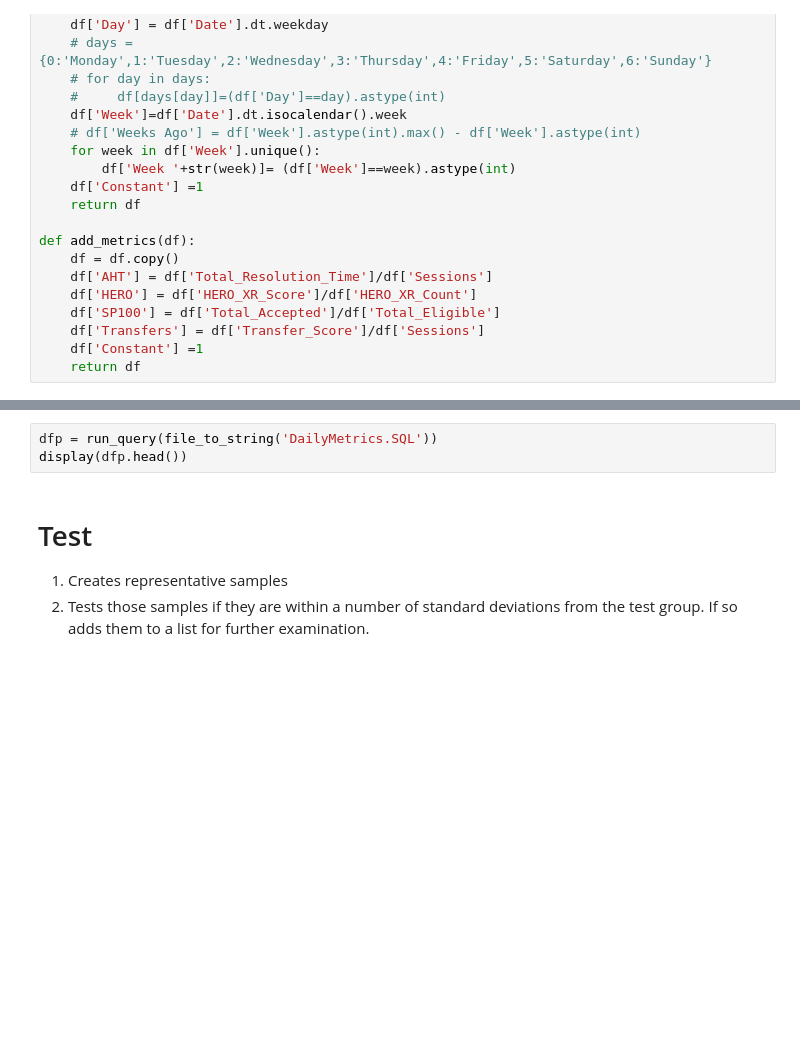
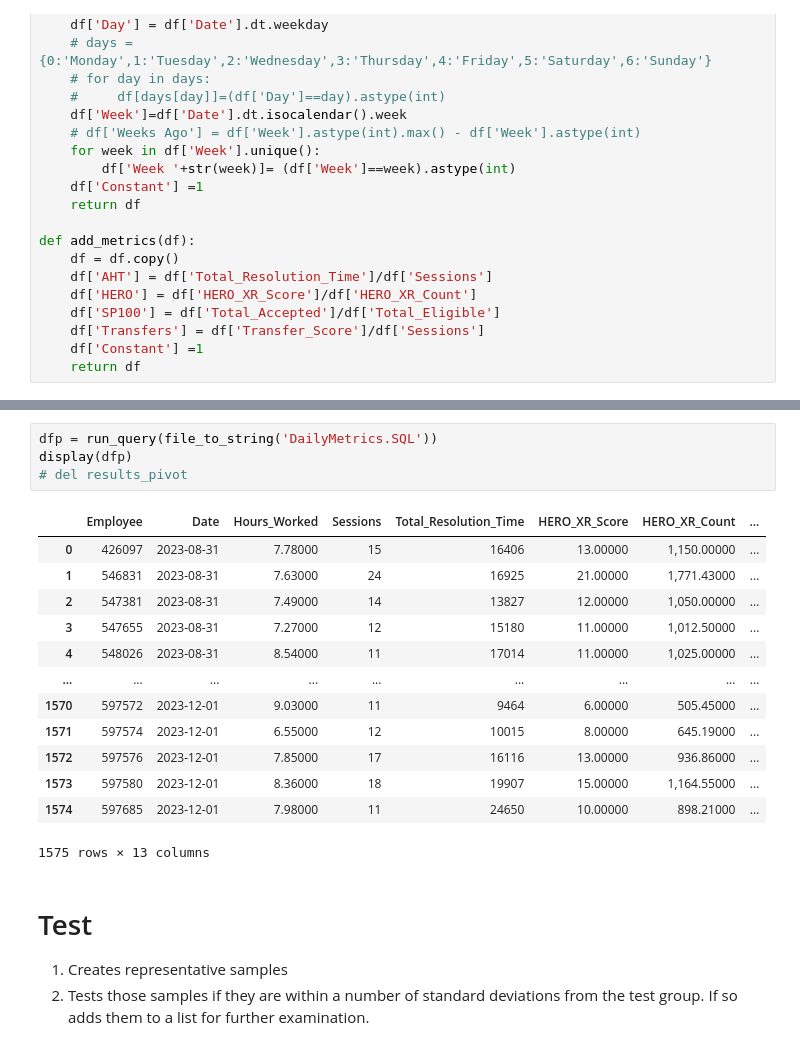
Before and after one commit to Austen-Moore94/Expert-Assist-Pilot, a Jupyter notebook: AdHocs/10. Expert Selection for ExpertWorkspace/Expert Workspace Breakout.ipynb, the cells around one changed output, grey strips where cells are left out. Saved outputs shown, nothing was run; the diff lists cells and outputs as text; blank space fills up the shorter version.

```diff
--- a/AdHocs/10. Expert Selection for ExpertWorkspace/Expert Workspace Breakout.ipynb
+++ b/AdHocs/10. Expert Selection for ExpertWorkspace/Expert Workspace Breakout.ipynb
@@ -83,6 +70,21 @@ test_df
 # %%
 dfp = run_query(file_to_string('DailyMetrics.SQL'))
-display(dfp.head())
+display(dfp)
+# del results_pivot
+# %% [output]
+|  | Employee | Date | Hours_Worked | Sessions | Total_Resolution_Time | HERO_XR_Score | HERO_XR_Count | ... |
+| 0 | 426097 | 2023-08-31 | 7.78000 | 15 | 16406 | 13.00000 | 1,150.00000 | ... |
+| 1 | 546831 | 2023-08-31 | 7.63000 | 24 | 16925 | 21.00000 | 1,771.43000 | ... |
+| 2 | 547381 | 2023-08-31 | 7.49000 | 14 | 13827 | 12.00000 | 1,050.00000 | ... |
+| 3 | 547655 | 2023-08-31 | 7.27000 | 12 | 15180 | 11.00000 | 1,012.50000 | ... |
+| 4 | 548026 | 2023-08-31 | 8.54000 | 11 | 17014 | 11.00000 | 1,025.00000 | ... |
+| ... | ... | ... | ... | ... | ... | ... | ... | ... |
+| 1570 | 597572 | 2023-12-01 | 9.03000 | 11 | 9464 | 6.00000 | 505.45000 | ... |
+| 1571 | 597574 | 2023-12-01 | 6.55000 | 12 | 10015 | 8.00000 | 645.19000 | ... |
+| 1572 | 597576 | 2023-12-01 | 7.85000 | 17 | 16116 | 13.00000 | 936.86000 | ... |
+| 1573 | 597580 | 2023-12-01 | 8.36000 | 18 | 19907 | 15.00000 | 1,164.55000 | ... |
+| 1574 | 597685 | 2023-12-01 | 7.98000 | 11 | 24650 | 10.00000 | 898.21000 | ... |
+1575 rows × 13 columns
 # %% [markdown]
 # Test
 1. Creates representative samples
```
Also changed, not shown: parts of 5 cells of this notebook, 1 other file.
